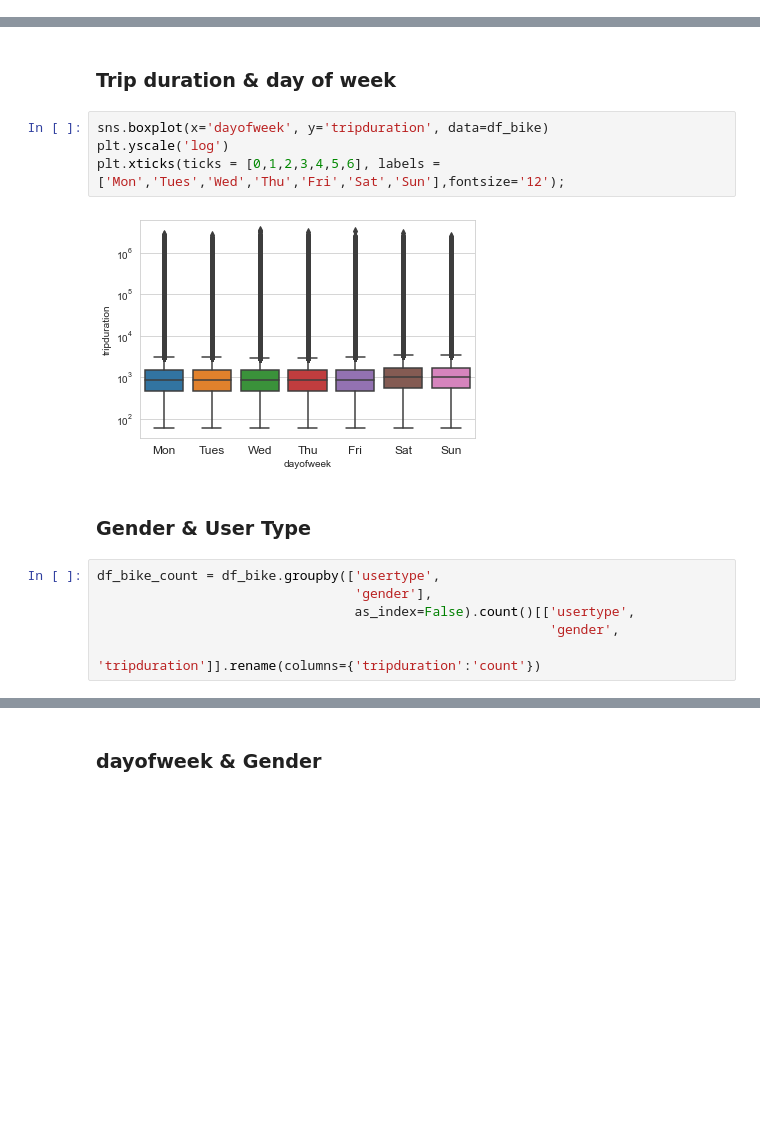
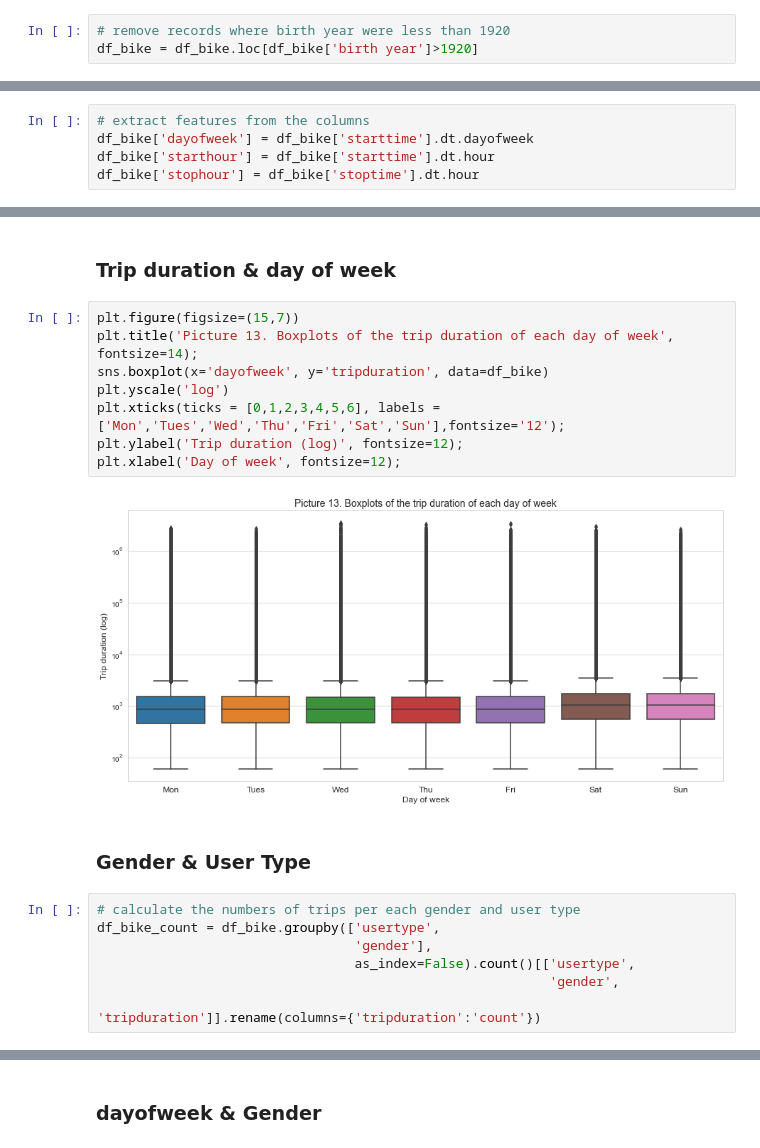
Before and after one commit to Aete/DAND_data_visualization, a Jupyter notebook: exploration_template.ipynb, the cells around one changed output, grey strips where cells are left out. Cells and saved outputs as stored; diff of their text form; blank space fills up the shorter version.

```diff
--- a/exploration_template.ipynb
+++ b/exploration_template.ipynb
@@ -66,0 +117,3 @@ memory usage: 723.0+ MB
+# %%
+# remove records where birth year were less than 1920
+df_bike = df_bike.loc[df_bike['birth year']>1920]
@@ -74,3 +133,8 @@ df_bike['dayofweek'] = df_bike['starttime'].dt.dayofweek
+# %%
+# extract features from the columns
+df_bike['dayofweek'] = df_bike['starttime'].dt.dayofweek
+df_bike['starthour'] = df_bike['starttime'].dt.hour
+df_bike['stophour'] = df_bike['stoptime'].dt.hour
 # %%
 df_bike.head()
 # %% [output]
@@ -311,14 +470,19 @@ plt.yscale('log')
 # %% [markdown]
 ### Trip duration & day of week
 # %%
+plt.figure(figsize=(15,7))
+plt.title('Picture 13. Boxplots of the trip duration of each day of week', fontsize=14);
 sns.boxplot(x='dayofweek', y='tripduration', data=df_bike)
 plt.yscale('log')
 plt.xticks(ticks = [0,1,2,3,4,5,6], labels = ['Mon','Tues','Wed','Thu','Fri','Sat','Sun'],fontsize='12');
+plt.ylabel('Trip duration (log)', fontsize=12);
+plt.xlabel('Day of week', fontsize=12);
 # %% [output]
-[figure, old version]
+[figure, new version]
 # %% [markdown]
 ### Gender & User Type
 # %%
+# calculate the numbers of trips per each gender and user type
 df_bike_count = df_bike.groupby(['usertype',
                                  'gender'],
                                  as_index=False).count()[['usertype',
```
Also changed, not shown: parts of 75 cells of this notebook.
